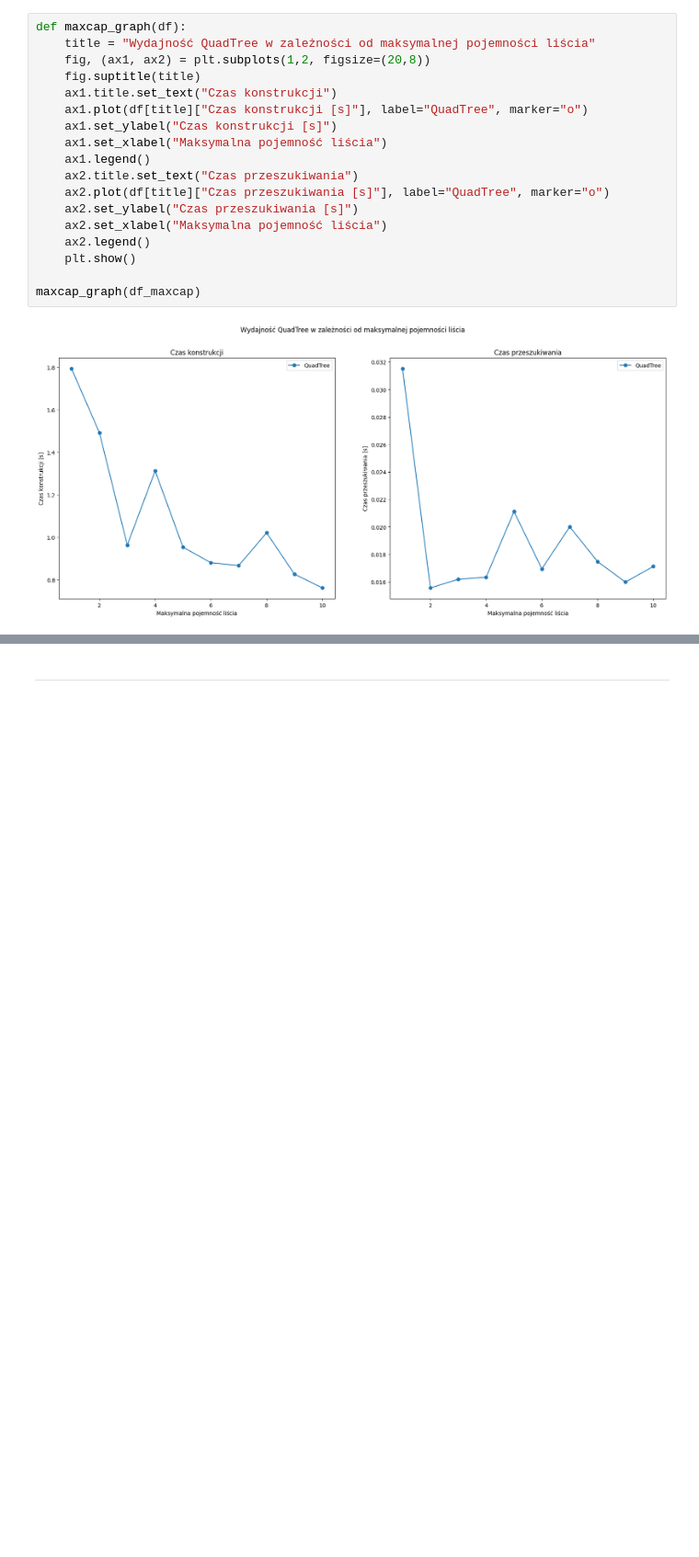
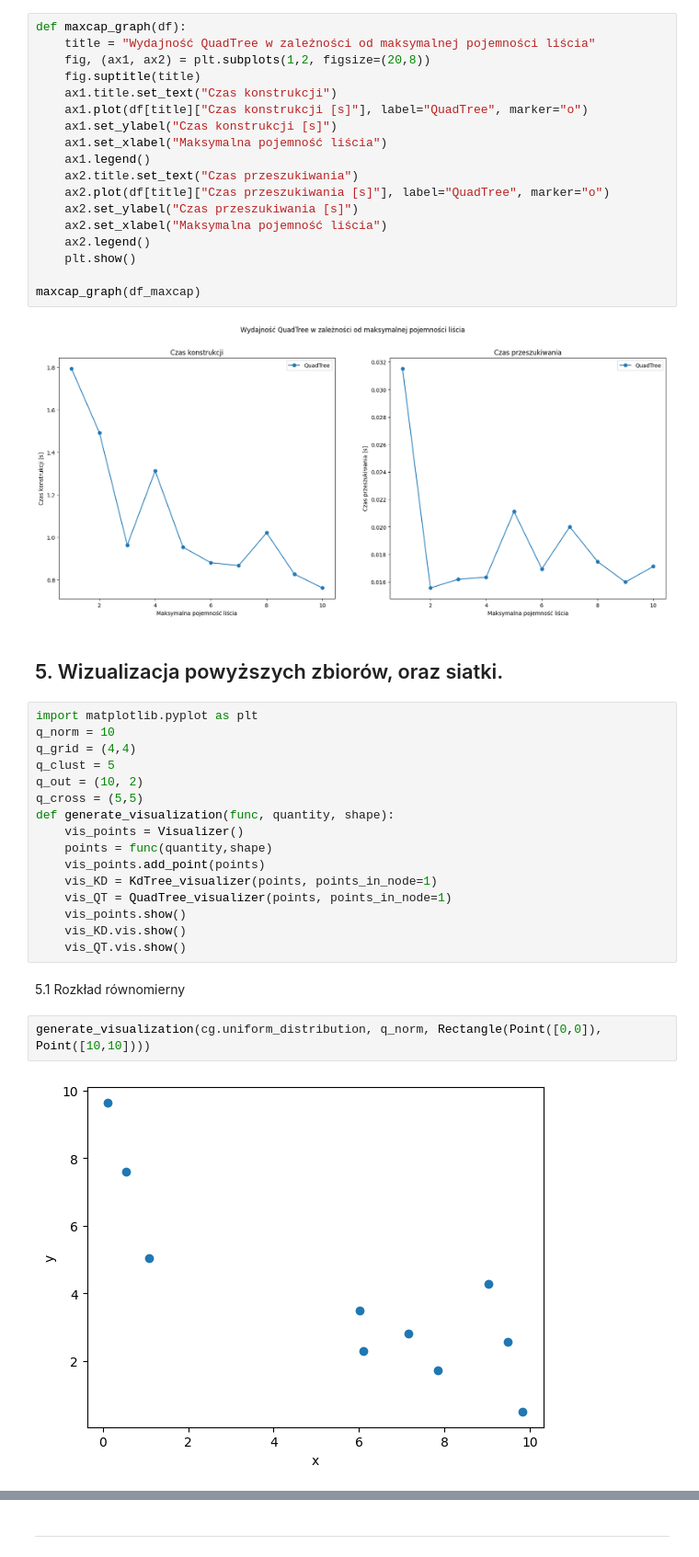
Before and after one commit to WerWojtas/QuadTree_and_KdTree, a Jupyter notebook: Comparison.ipynb, the cells around one changed output, grey strips where cells are left out. Shown at 92% size. Drawn from its saved outputs; the diff is of its cells as text; blank space fills up the shorter version.

Commit message:
Visualization

```diff
--- a/Comparison.ipynb
+++ b/Comparison.ipynb
@@ -453,3 +453,27 @@ def maxcap_graph(df):
 maxcap_graph(df_maxcap)
 # %% [output]
 [figure]
+# %% [markdown]
+## 5. Wizualizacja powyższych zbiorów, oraz siatki.
+# %%
+import matplotlib.pyplot as plt
+q_norm = 10
+q_grid = (4,4)
+q_clust = 5
+q_out = (10, 2)
+q_cross = (5,5)
+def generate_visualization(func, quantity, shape):
+    vis_points = Visualizer()
+    points = func(quantity,shape)
+    vis_points.add_point(points)
+    vis_KD = KdTree_visualizer(points, points_in_node=1)
+    vis_QT = QuadTree_visualizer(points, points_in_node=1)
+    vis_points.show()
+    vis_KD.vis.show()
+    vis_QT.vis.show()
+# %% [markdown]
+5.1 Rozkład równomierny
+# %%
+generate_visualization(cg.uniform_distribution, q_norm, Rectangle(Point([0,0]), Point([10,10])))
+# %% [output]
+[figure, added]
```
Also changed, not shown: parts of 15 cells of this notebook, 2 other files.
